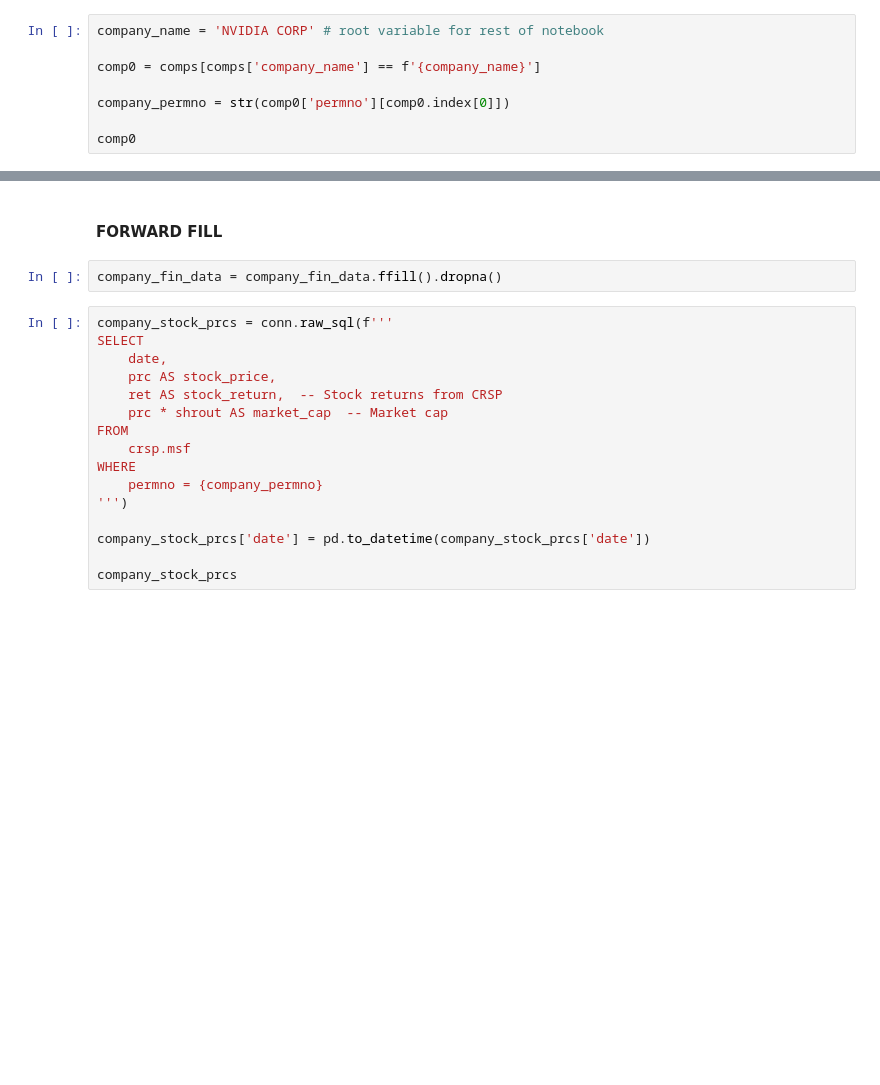
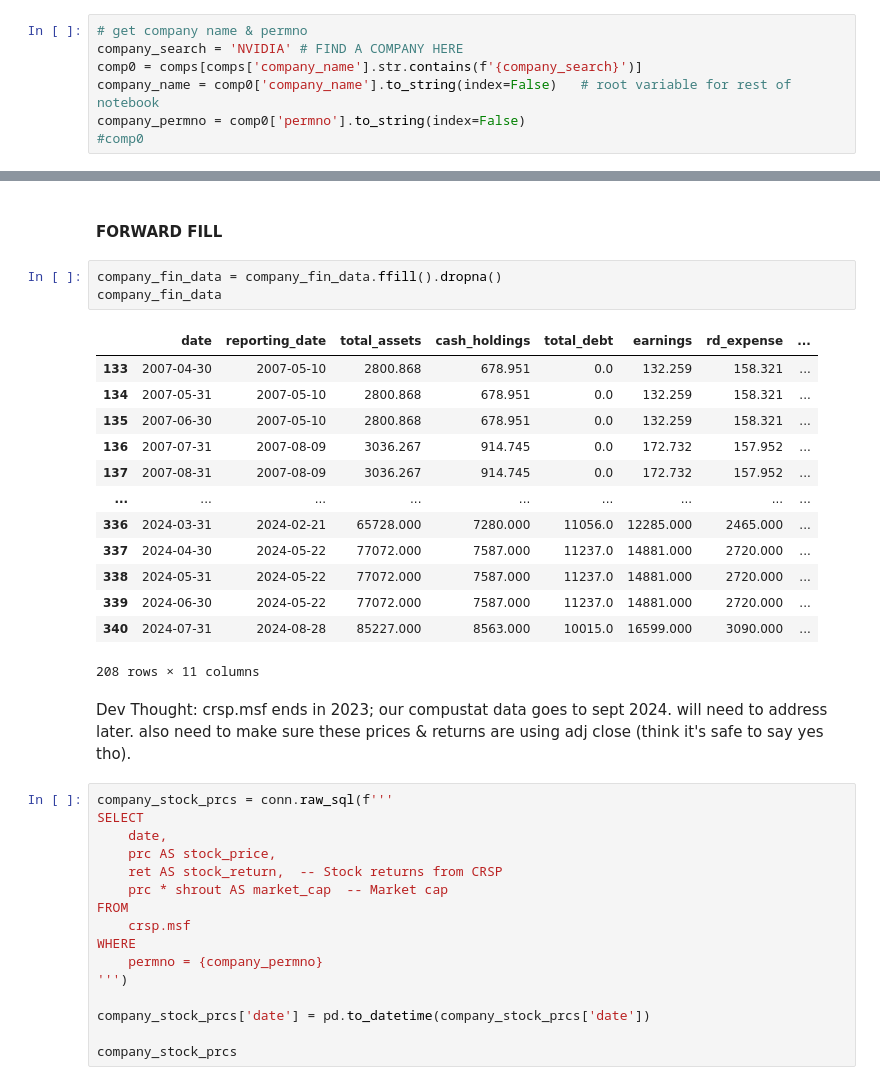
Before and after one commit to veervohra03/CashHedged, a Jupyter notebook: cashHedgedV2.ipynb, the cells around one changed output, grey strips where cells are left out. Cells and saved outputs as stored; diff of their text form; blank space fills up the shorter version.

Commit message:
Small code adjustments in data collection & thoughts for possible future TODOs.

```diff
--- a/cashHedgedV2.ipynb
+++ b/cashHedgedV2.ipynb
@@ -93,8 +93,7 @@ comps[comps['company_name'].str.contains(f'{company_search}')]
 # %%
-company_name = 'NVIDIA CORP' # root variable for rest of notebook
-
-comp0 = comps[comps['company_name'] == f'{company_name}']
-
-company_permno = str(comp0['permno'][comp0.index[0]])
-
-comp0
+# get company name & permno
+company_search = 'NVIDIA' # FIND A COMPANY HERE
+comp0 = comps[comps['company_name'].str.contains(f'{company_search}')]
+company_name = comp0['company_name'].to_string(index=False)   # root variable for rest of notebook
+company_permno = comp0['permno'].to_string(index=False)
+#comp0
@@ -167,6 +204,23 @@ company_fin_data
 #### FORWARD FILL
 # %%
 company_fin_data = company_fin_data.ffill().dropna()
+company_fin_data
+# %% [output]
+|  | date | reporting_date | total_assets | cash_holdings | total_debt | earnings | rd_expense | ... |
+| 133 | 2007-04-30 | 2007-05-10 | 2800.868 | 678.951 | 0.0 | 132.259 | 158.321 | ... |
+| 134 | 2007-05-31 | 2007-05-10 | 2800.868 | 678.951 | 0.0 | 132.259 | 158.321 | ... |
+| 135 | 2007-06-30 | 2007-05-10 | 2800.868 | 678.951 | 0.0 | 132.259 | 158.321 | ... |
+| 136 | 2007-07-31 | 2007-08-09 | 3036.267 | 914.745 | 0.0 | 172.732 | 157.952 | ... |
+| 137 | 2007-08-31 | 2007-08-09 | 3036.267 | 914.745 | 0.0 | 172.732 | 157.952 | ... |
+| ... | ... | ... | ... | ... | ... | ... | ... | ... |
+| 336 | 2024-03-31 | 2024-02-21 | 65728.000 | 7280.000 | 11056.0 | 12285.000 | 2465.000 | ... |
+| 337 | 2024-04-30 | 2024-05-22 | 77072.000 | 7587.000 | 11237.0 | 14881.000 | 2720.000 | ... |
+| 338 | 2024-05-31 | 2024-05-22 | 77072.000 | 7587.000 | 11237.0 | 14881.000 | 2720.000 | ... |
+| 339 | 2024-06-30 | 2024-05-22 | 77072.000 | 7587.000 | 11237.0 | 14881.000 | 2720.000 | ... |
+| 340 | 2024-07-31 | 2024-08-28 | 85227.000 | 8563.000 | 10015.0 | 16599.000 | 3090.000 | ... |
+208 rows × 11 columns
+# %% [markdown]
+Dev Thought: crsp.msf ends in 2023; our compustat data goes to sept 2024. will need to address later. also need to make sure these prices & returns are using adj close (think it's safe to say yes tho).
 # %%
 company_stock_prcs = conn.raw_sql(f'''
 SELECT
```
Also changed, not shown: parts of 10 cells of this notebook.
